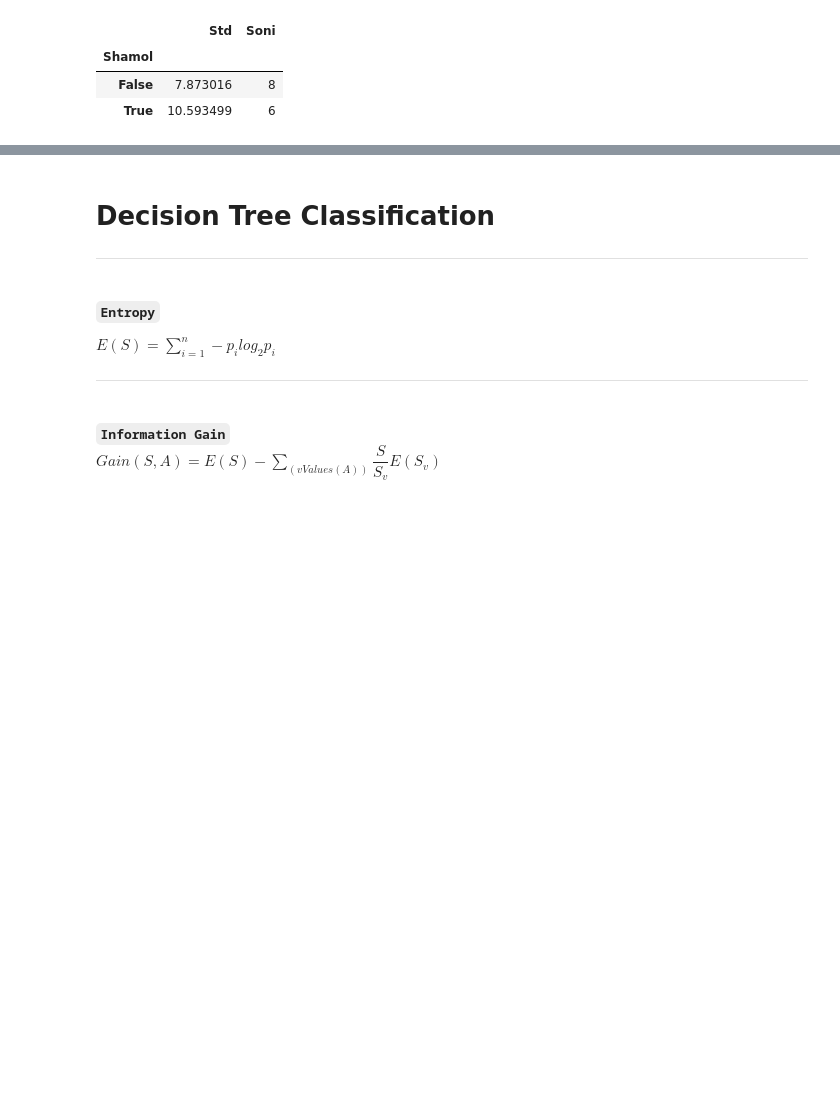
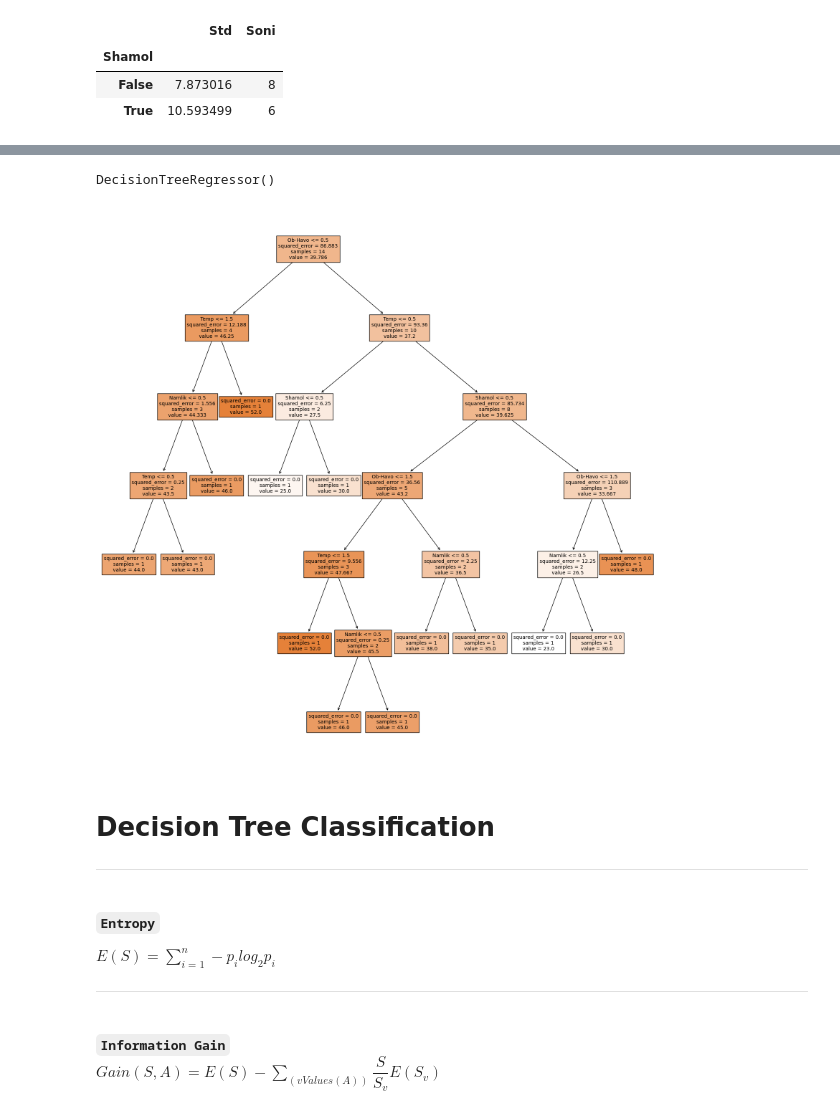
Before and after one commit to Nurik1002/MLFromScratch, a Jupyter notebook: DecisionTree.ipynb, the cells around one changed output, grey strips where cells are left out. Drawn from its saved outputs; the diff is of its cells as text; code cells hidden in the pictures; blank space fills up the shorter version.

```diff
--- a/DecisionTree.ipynb
+++ b/DecisionTree.ipynb
@@ -119,3 +144,16 @@ shamol
+# %%
+dtree = DecisionTreeRegressor()
+# %%
+dtree.fit(feature, target)
+# %% [output]
+DecisionTreeRegressor()
+# %%
+import matplotlib.pyplot as plt
+plt.figure(figsize=(20,20))
+plot_tree(dtree,filled=True,fontsize=10,feature_names=data.columns)
+plt.show()
+# %% [output]
+[figure, added]
 # %% [markdown]
 # Decision Tree Classification
 <hr>
```
Also changed, not shown: parts of 6 cells of this notebook.
